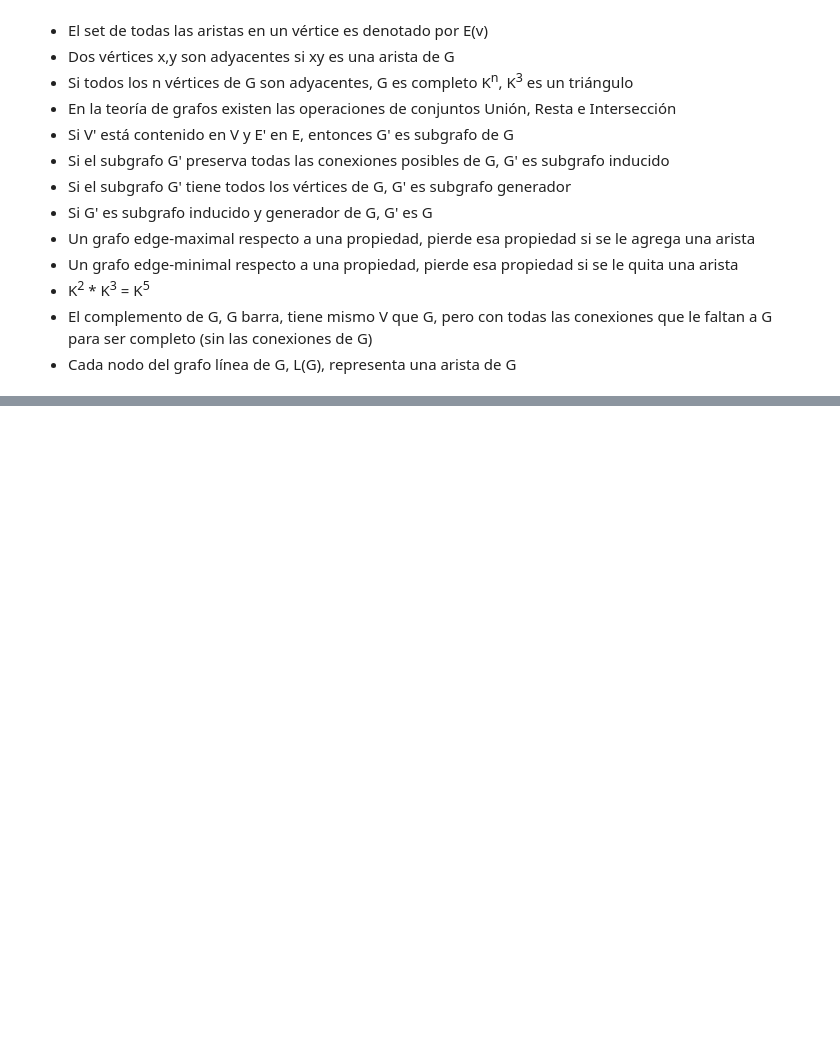
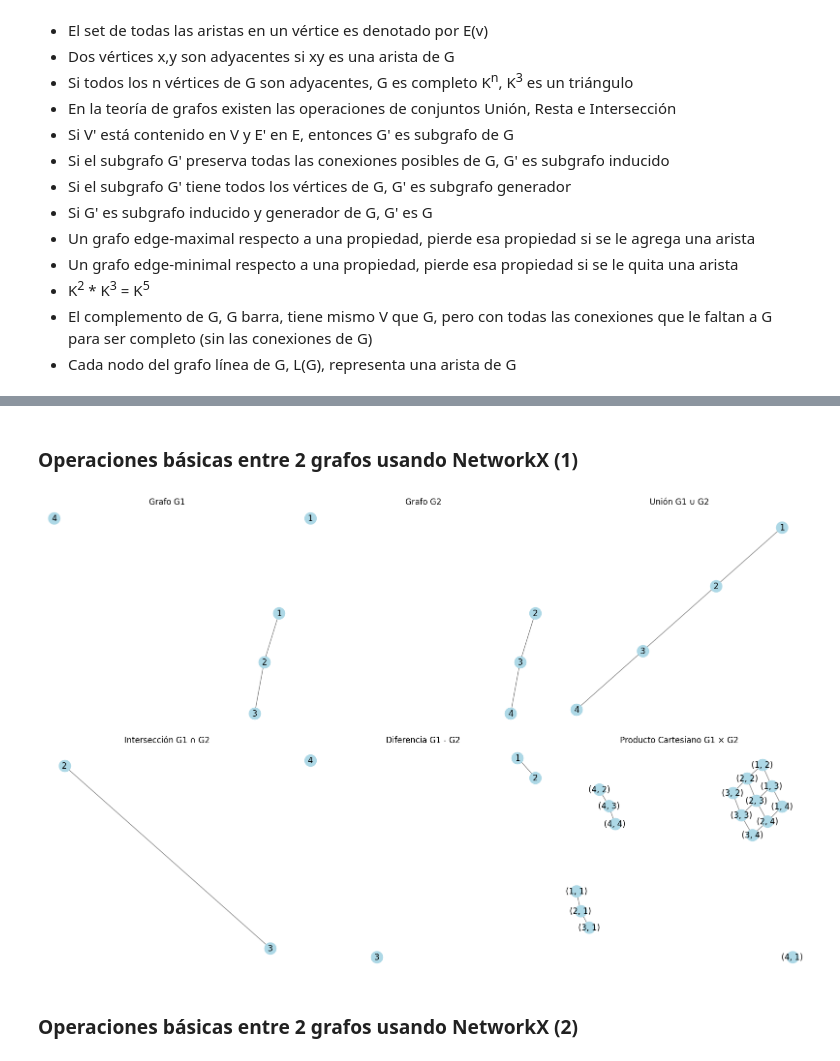
Before and after one commit to AndresTorresPS/F1Graphs, a Jupyter notebook: GraphTheory/GraphTheory.ipynb, the cells around one changed output, grey strips where cells are left out. Cells and saved outputs as stored; diff of their text form; code cells hidden in the pictures; blank space fills up the shorter version.

Commit message:
Operaciones con 2 grafos

```diff
--- a/GraphTheory/GraphTheory.ipynb
+++ b/GraphTheory/GraphTheory.ipynb
@@ -136,0 +85,54 @@ Aristas: []
+# %% [markdown]
+### Operaciones básicas entre 2 grafos usando NetworkX (1)
+# %%
+import networkx as nx
+import matplotlib.pyplot as plt
+
+# Crear dos grafos simples
+G1 = nx.Graph()
+G1.add_edges_from([(1, 2), (2, 3)])
+
+G2 = nx.Graph()
+G2.add_edges_from([(2, 3), (3, 4)])
+
+# Unión de grafos
+G_union = nx.compose(G1, G2)
+
+# Intersección de grafos (requiere nodos y aristas exactamente iguales)
+G_intersection = nx.intersection(G1, G2)
+
+# Diferencia de grafos: G1 - G2 (nodos y aristas en G1 que no están en G2)
+
+# Igualamos los nodos agregando los faltantes a cada grafo sin conectarlos
+all_nodes = set(G1.nodes()) | set(G2.nodes())
+G1.add_nodes_from(all_nodes - set(G1.nodes()))
+G2.add_nodes_from(all_nodes - set(G2.nodes()))
+
+G_difference = nx.difference(G1, G2)
+
+# Producto cartesiano
+G_cartesian = nx.cartesian_product(G1, G2)
+
+# Visualización
+fig, axes = plt.subplots(2, 3, figsize=(16, 10))
+
+# Función para dibujar
+def draw_graph(ax, G, title, pos=None):
+    if pos is None:
+        pos = nx.spring_layout(G, seed=42)
+    nx.draw(G, pos, with_labels=True, node_color="lightblue", edge_color="gray", ax=ax)
+    ax.set_title(title)
+
+draw_graph(axes[0, 0], G1, "Grafo G1")
+draw_graph(axes[0, 1], G2, "Grafo G2")
+draw_graph(axes[0, 2], G_union, "Unión G1 ∪ G2")
+draw_graph(axes[1, 0], G_intersection, "Intersección G1 ∩ G2")
+draw_graph(axes[1, 1], G_difference, "Diferencia G1 - G2")
+draw_graph(axes[1, 2], G_cartesian, "Producto Cartesiano G1 × G2")
+
+plt.tight_layout()
+plt.show()
+# %% [output]
+[figure, added]
+# %% [markdown]
+### Operaciones básicas entre 2 grafos usando NetworkX (2)
```
Also changed, not shown: parts of 2 cells of this notebook, 1 other file.
